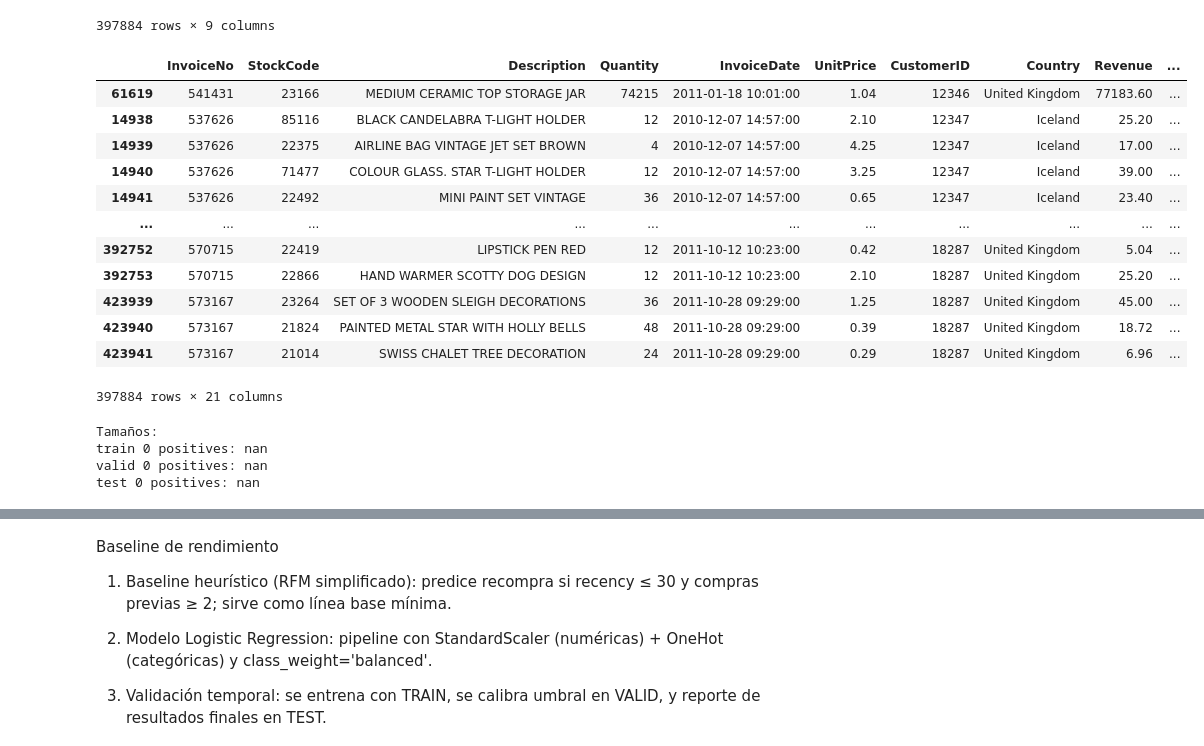
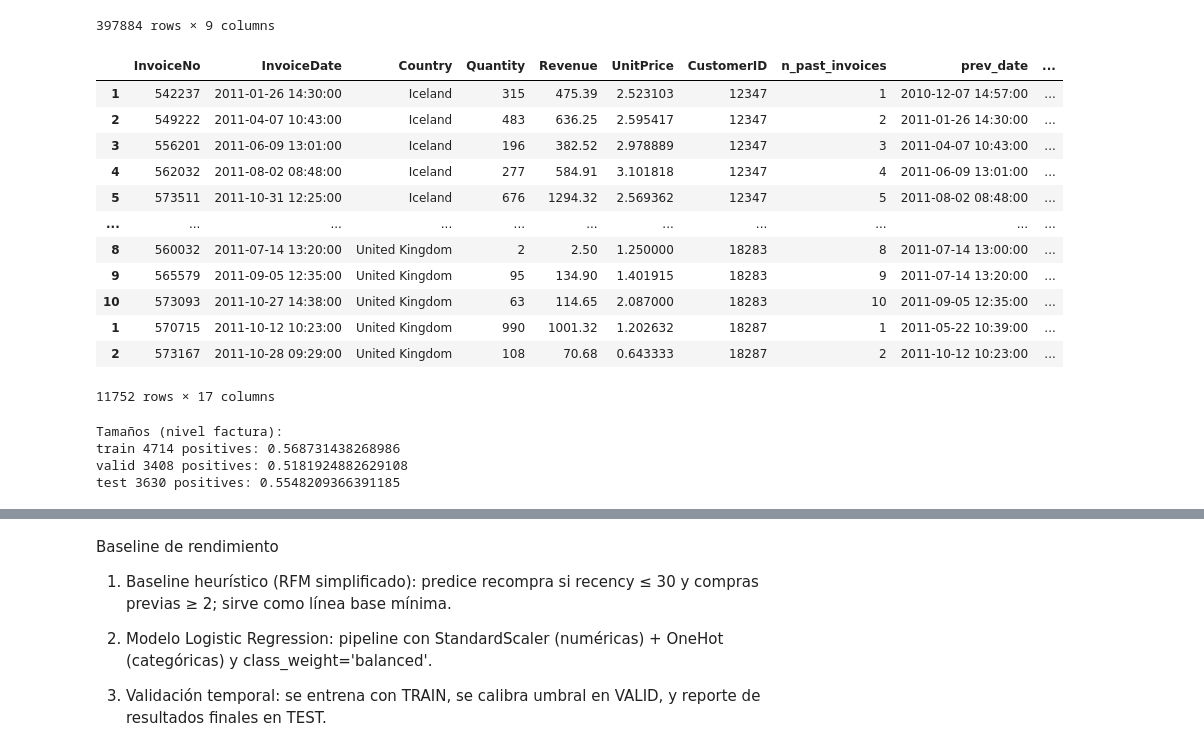
Before and after one commit to gabrielaaguiv5/ProyectoFinalMLOps, a Jupyter notebook: notebooks/EDA.ipynb, the cells around one changed output, grey strips where cells are left out. Drawn from its saved outputs; the diff is of its cells as text; code cells hidden in the pictures.

```diff
--- a/notebooks/EDA.ipynb
+++ b/notebooks/EDA.ipynb
@@ -268,19 +270,19 @@ df = df.groupby('CustomerID', group_keys=False).apply(historial_compra)
 # %%
-df
+inv
 # %% [output]
-|  | InvoiceNo | StockCode | Description | Quantity | InvoiceDate | UnitPrice | CustomerID | Country | Revenue | ... |
-| 61619 | 541431 | 23166 | MEDIUM CERAMIC TOP STORAGE JAR | 74215 | 2011-01-18 10:01:00 | 1.04 | 12346 | United Kingdom | 77183.60 | ... |
-| 14938 | 537626 | 85116 | BLACK CANDELABRA T-LIGHT HOLDER | 12 | 2010-12-07 14:57:00 | 2.10 | 12347 | Iceland | 25.20 | ... |
-| 14939 | 537626 | 22375 | AIRLINE BAG VINTAGE JET SET BROWN | 4 | 2010-12-07 14:57:00 | 4.25 | 12347 | Iceland | 17.00 | ... |
-| 14940 | 537626 | 71477 | COLOUR GLASS. STAR T-LIGHT HOLDER | 12 | 2010-12-07 14:57:00 | 3.25 | 12347 | Iceland | 39.00 | ... |
-| 14941 | 537626 | 22492 | MINI PAINT SET VINTAGE | 36 | 2010-12-07 14:57:00 | 0.65 | 12347 | Iceland | 23.40 | ... |
+|  | InvoiceNo | InvoiceDate | Country | Quantity | Revenue | UnitPrice | CustomerID | n_past_invoices | prev_date | ... |
+| 1 | 542237 | 2011-01-26 14:30:00 | Iceland | 315 | 475.39 | 2.523103 | 12347 | 1 | 2010-12-07 14:57:00 | ... |
+| 2 | 549222 | 2011-04-07 10:43:00 | Iceland | 483 | 636.25 | 2.595417 | 12347 | 2 | 2011-01-26 14:30:00 | ... |
+| 3 | 556201 | 2011-06-09 13:01:00 | Iceland | 196 | 382.52 | 2.978889 | 12347 | 3 | 2011-04-07 10:43:00 | ... |
+| 4 | 562032 | 2011-08-02 08:48:00 | Iceland | 277 | 584.91 | 3.101818 | 12347 | 4 | 2011-06-09 13:01:00 | ... |
+| 5 | 573511 | 2011-10-31 12:25:00 | Iceland | 676 | 1294.32 | 2.569362 | 12347 | 5 | 2011-08-02 08:48:00 | ... |
 | ... | ... | ... | ... | ... | ... | ... | ... | ... | ... | ... |
-| 392752 | 570715 | 22419 | LIPSTICK PEN RED | 12 | 2011-10-12 10:23:00 | 0.42 | 18287 | United Kingdom | 5.04 | ... |
-| 392753 | 570715 | 22866 | HAND WARMER SCOTTY DOG DESIGN | 12 | 2011-10-12 10:23:00 | 2.10 | 18287 | United Kingdom | 25.20 | ... |
-| 423939 | 573167 | 23264 | SET OF 3 WOODEN SLEIGH DECORATIONS | 36 | 2011-10-28 09:29:00 | 1.25 | 18287 | United Kingdom | 45.00 | ... |
-| 423940 | 573167 | 21824 | PAINTED METAL STAR WITH HOLLY BELLS | 48 | 2011-10-28 09:29:00 | 0.39 | 18287 | United Kingdom | 18.72 | ... |
-| 423941 | 573167 | 21014 | SWISS CHALET TREE DECORATION | 24 | 2011-10-28 09:29:00 | 0.29 | 18287 | United Kingdom | 6.96 | ... |
+| 8 | 560032 | 2011-07-14 13:20:00 | United Kingdom | 2 | 2.50 | 1.250000 | 18283 | 8 | 2011-07-14 13:00:00 | ... |
+| 9 | 565579 | 2011-09-05 12:35:00 | United Kingdom | 95 | 134.90 | 1.401915 | 18283 | 9 | 2011-07-14 13:20:00 | ... |
+| 10 | 573093 | 2011-10-27 14:38:00 | United Kingdom | 63 | 114.65 | 2.087000 | 18283 | 10 | 2011-09-05 12:35:00 | ... |
+| 1 | 570715 | 2011-10-12 10:23:00 | United Kingdom | 990 | 1001.32 | 1.202632 | 18287 | 1 | 2011-05-22 10:39:00 | ... |
+| 2 | 573167 | 2011-10-28 09:29:00 | United Kingdom | 108 | 70.68 | 0.643333 | 18287 | 2 | 2011-10-12 10:23:00 | ... |
-397884 rows × 21 columns
+11752 rows × 17 columns
 # %%
 # 03 - Límites en las variables de entrada
 
@@ -303,25 +310,9 @@ y = df['y_repurchase_30d'].astype(int)
-# %%
-# 05 - Splits temporales
-train_end = pd.Timestamp('2011-06-01')
-valid_end = pd.Timestamp('2011-09-01')
-test_end  = cutoff  # último posible con 30d completos
-
-is_train = df['InvoiceDate'] < train_end
-is_valid = (df['InvoiceDate'] >= train_end) & (df['InvoiceDate'] < valid_end)
-is_test  = (df['InvoiceDate'] >= valid_end) & (df['InvoiceDate'] <= test_end)
-
-def split(X, y, mask):
-    return X.loc[mask].copy(), y.loc[mask].copy()
-
-X_train, y_train = split(X, y, is_train)
-X_valid, y_valid = split(X, y, is_valid)
-X_test,  y_test  = split(X, y, is_test)
-
-print("\nTamaños:")
-for name, m in [('train', is_train), ('valid', is_valid), ('test', is_test)]:
-    print(name, m.sum(), "positives:", y.loc[m].mean())
-# %% [output]
-Tamaños:
-train 0 positives: nan
-valid 0 positives: nan
-test 0 positives: nan
+# %%
+print("Tamaños (nivel factura):")
+for name, m in [('train', is_train), ('valid', is_valid), ('test', is_test)]:
+    print(name, m.sum(), "positives:", y.loc[m].mean())
+# %% [output]
+Tamaños (nivel factura):
+train 4714 positives: 0.568731438268986
+valid 3408 positives: 0.5181924882629108
+test 3630 positives: 0.5548209366391185
```
Also changed, not shown: parts of 13 cells of this notebook.
